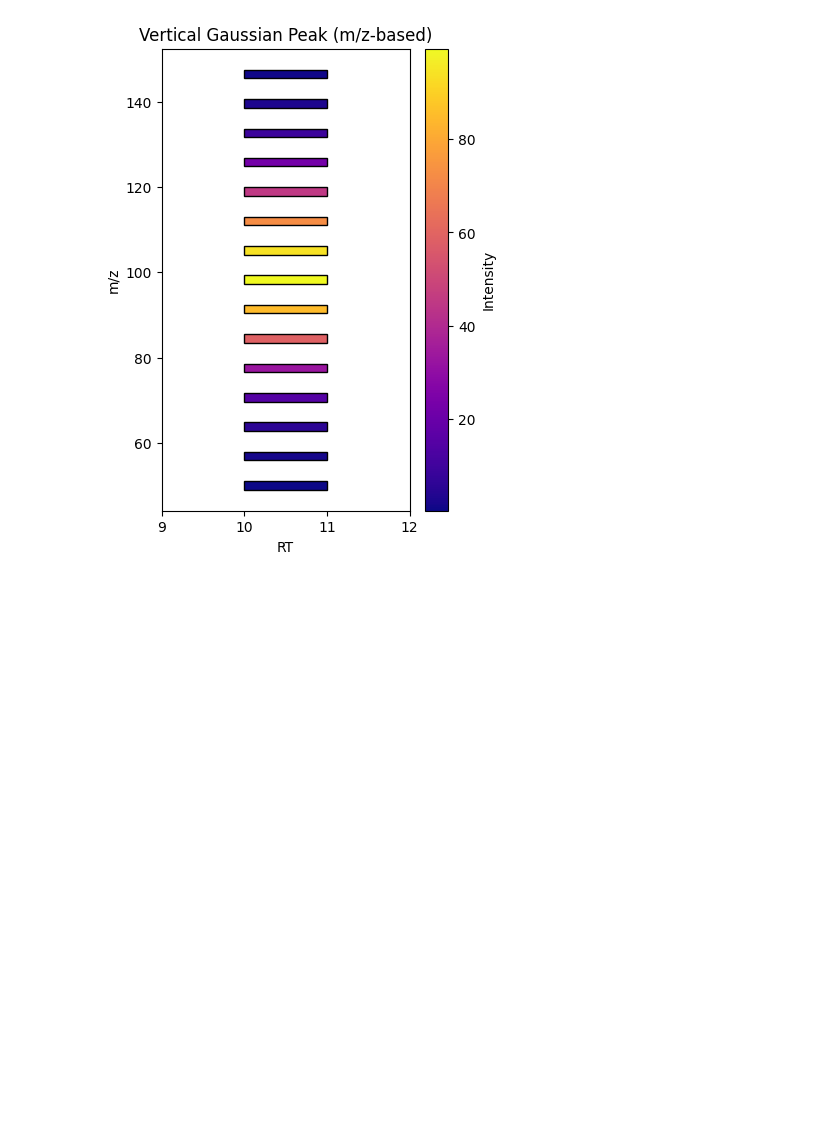
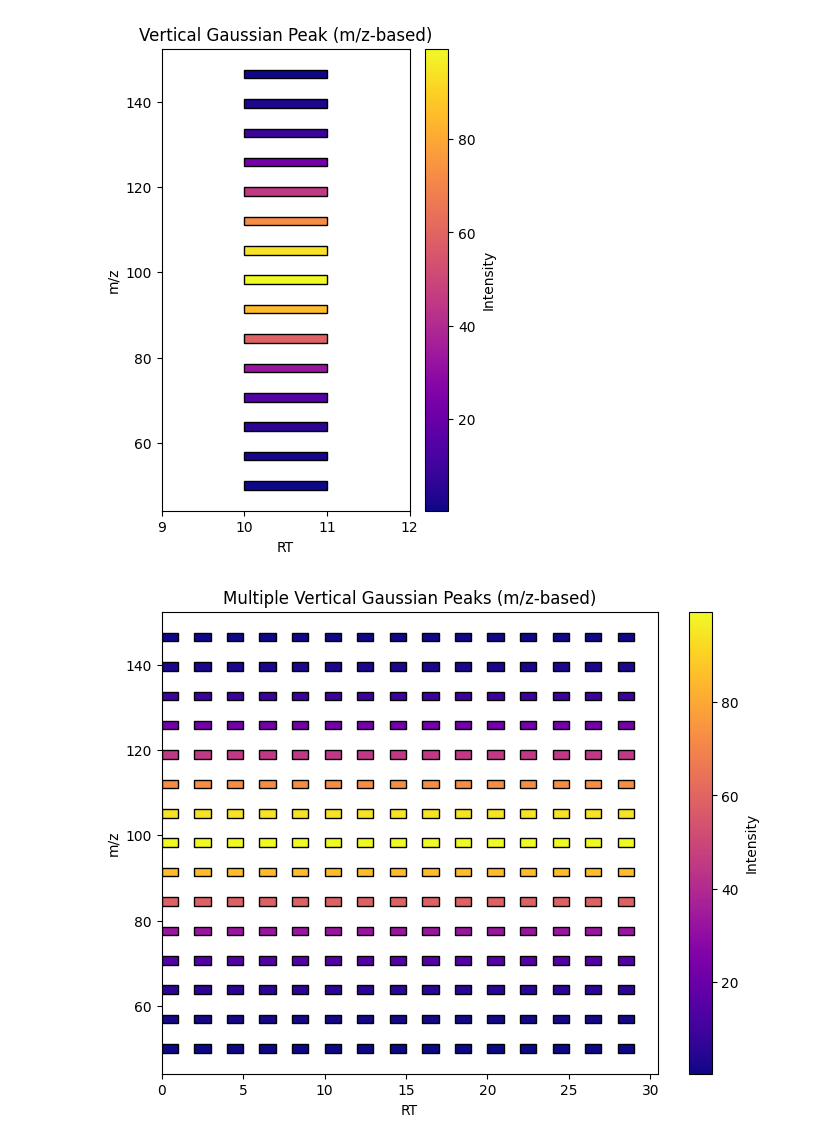
Before and after one commit to VictorGiuPer/PeakSeparationThesis, a Jupyter notebook: GenData/gen_data.ipynb, the cells around one changed output. Saved outputs shown, nothing was run; the diff lists cells and outputs as text; code cells hidden in the pictures; blank space fills up the shorter version.

```diff
--- a/GenData/gen_data.ipynb
+++ b/GenData/gen_data.ipynb
@@ -173,0 +218,48 @@ plt.show()
+# %%
+def plot_gaussian_peaks(df):
+    """
+    Visualizes all the m/z Gaussians per RT value in one joint plot with colormap coding based on intensity values.
+
+    Parameters:
+        df (pd.DataFrame): DataFrame containing RT values, m/z values, and intensity values.
+    """
+    # Normalize the intensities for colormap
+    all_intensities = np.concatenate(df['Intensity values'].values)  # Flatten all intensity values
+    norm = plt.Normalize(vmin=np.nanmin(all_intensities), vmax=np.nanmax(all_intensities))
+
+    # Create the plot
+    fig, ax = plt.subplots(figsize=(8, 6))
+
+    # Iterate through the DataFrame and plot each Gaussian
+    for index, row in df.iterrows():
+        rt_value = row['RT']
+        mz_values = row['m/z values']
+        intensity_values = row['Intensity values']
+
+        # Mask NaN intensities
+        valid_mz_values = mz_values
+        valid_intensity_values = intensity_values
+
+        # Apply colormap based on intensity
+        colors = cmap(norm(valid_intensity_values))
+
+        # Plot the vertical bars for each RT
+        ax.barh(valid_mz_values, [1] * len(valid_mz_values), left=rt_value, height=2, color=colors, edgecolor='black')
+
+    # Labels
+    ax.set_xlabel("RT")
+    ax.set_ylabel("m/z")
+    ax.set_title("Multiple Vertical Gaussian Peaks (m/z-based)")
+
+    # Create colorbar for intensity
+    sm = cm.ScalarMappable(cmap=cm.plasma, norm=norm)
+    sm.set_array([])
+    cbar = plt.colorbar(sm, ax=ax)
+    cbar.set_label("Intensity")
+
+    # Show the plot
+    plt.show()
+
+plot_gaussian_peaks(df)
+# %% [output]
+[figure, added]
```
Also changed, not shown: parts of 4 cells of this notebook.
